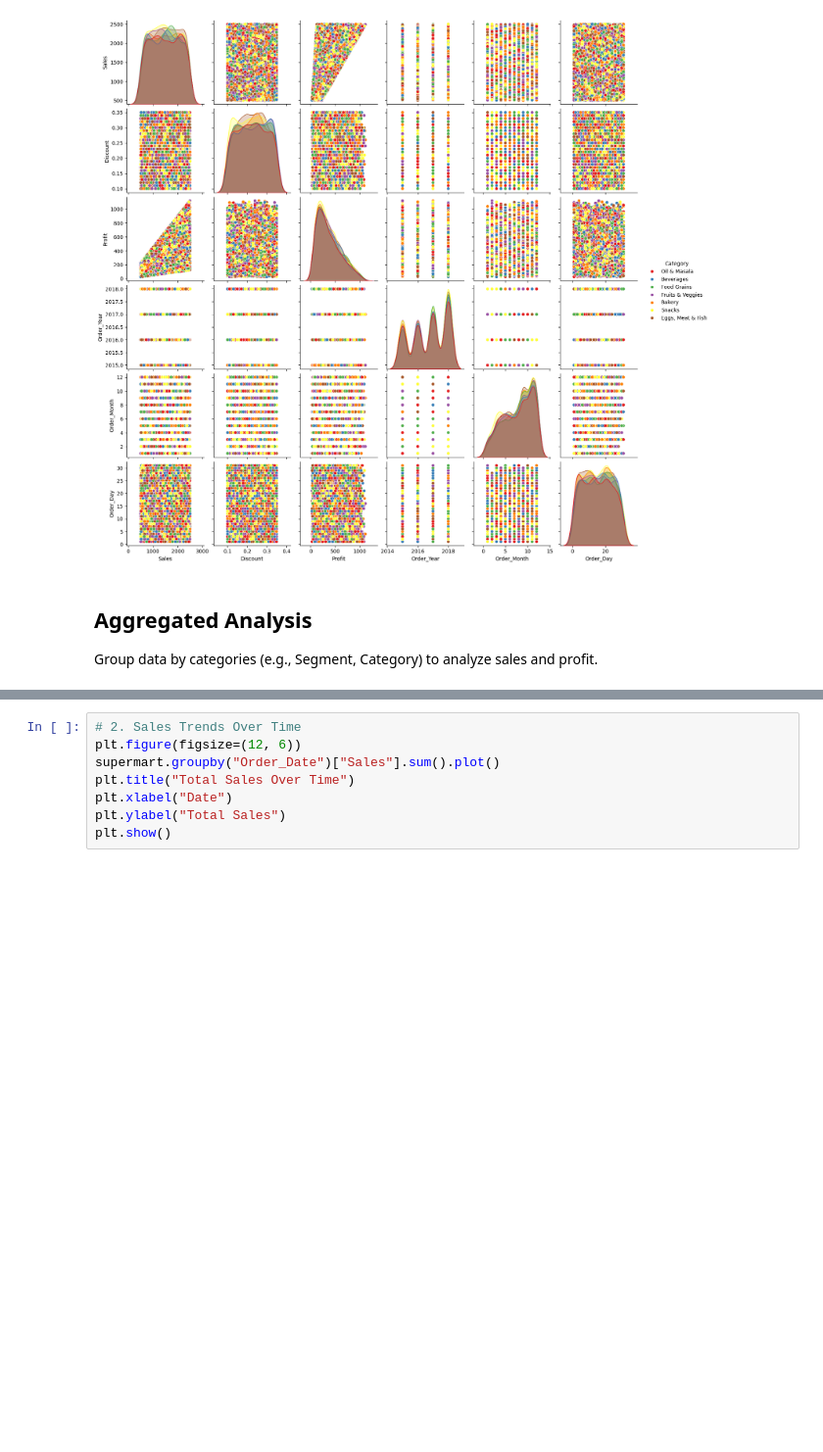
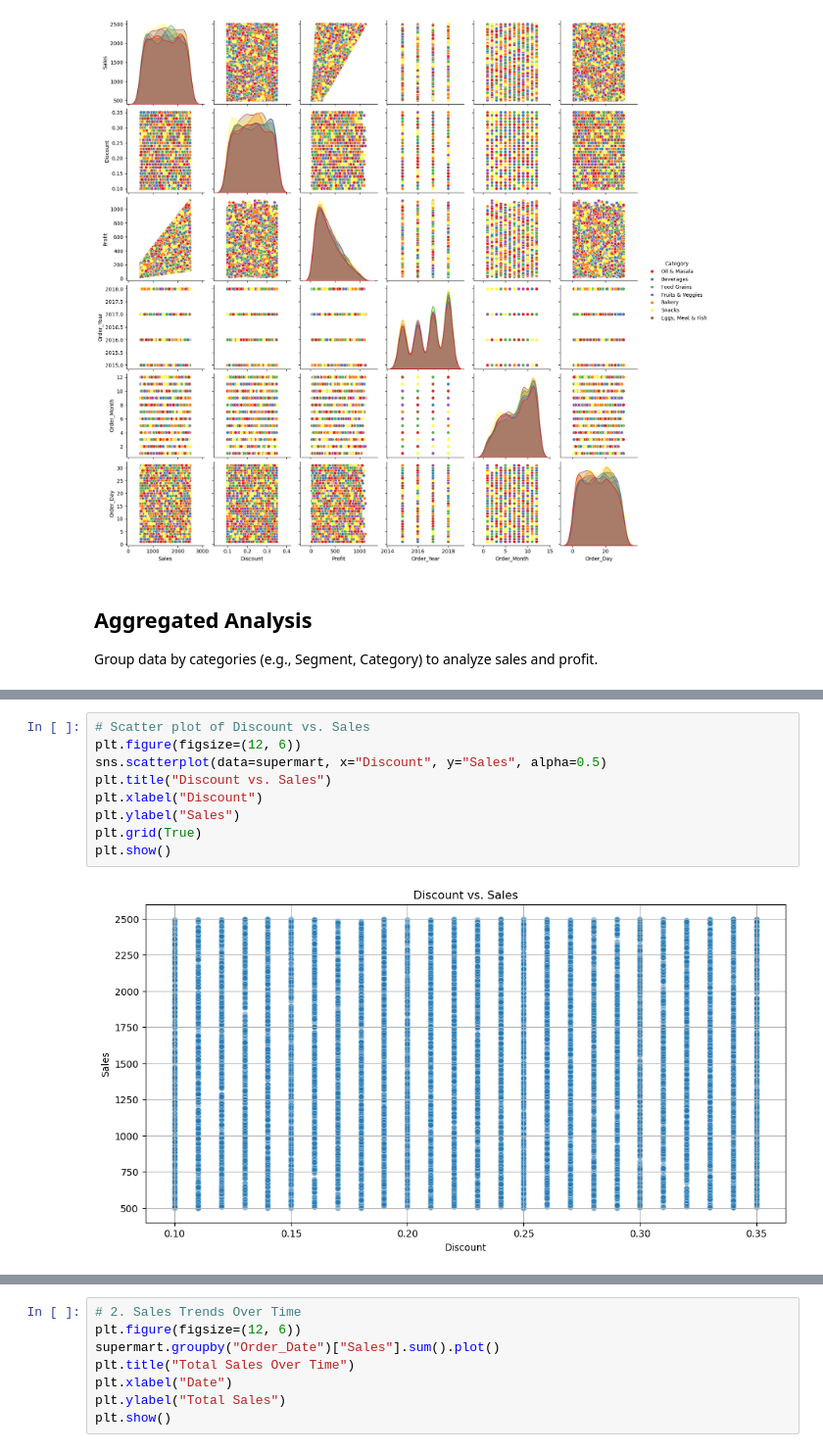
Before and after one commit to tamilprojects/Supermart-Grocery-Sales, a Jupyter notebook: Supermart_Sales_Analysis.ipynb, the cells around one changed output, grey strips where cells are left out. Shown at 98% size. Drawn from its saved outputs; the diff is of its cells as text; blank space fills up the shorter version.

```diff
--- a/Supermart_Sales_Analysis.ipynb
+++ b/Supermart_Sales_Analysis.ipynb
@@ -245,0 +269,11 @@ Group data by categories (e.g., Segment, Category) to analyze sales and profit.
+# %%
+# Scatter plot of Discount vs. Sales
+plt.figure(figsize=(12, 6))
+sns.scatterplot(data=supermart, x="Discount", y="Sales", alpha=0.5)
+plt.title("Discount vs. Sales")
+plt.xlabel("Discount")
+plt.ylabel("Sales")
+plt.grid(True)
+plt.show()
+# %% [output]
+[figure, added]
```
Also changed, not shown: parts of 26 cells of this notebook, 2 other files.
